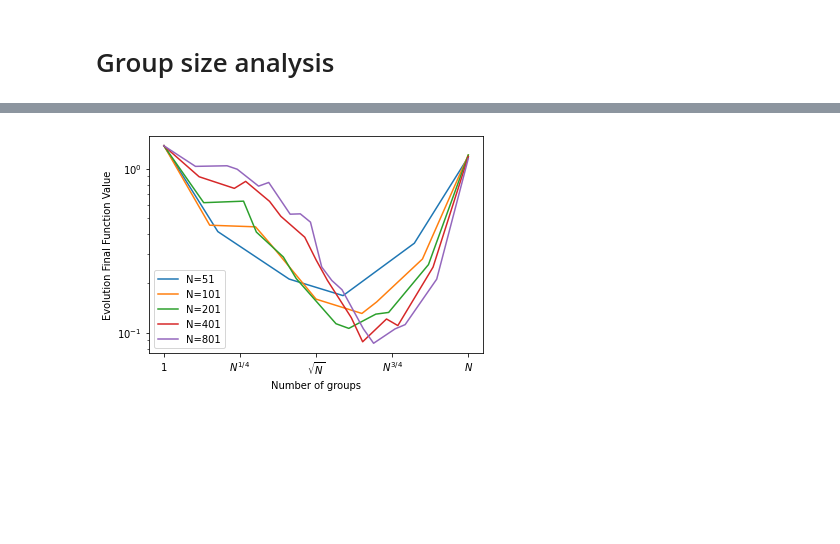
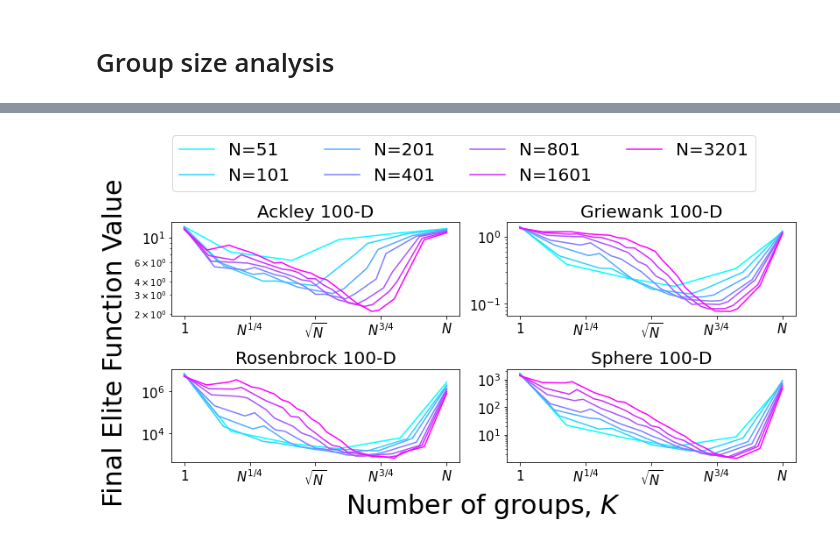
Before and after one commit to akarshkumar0101/evolved-neuroevolution, a Jupyter notebook: group_size.ipynb, the cells around one changed output, grey strips where cells are left out. Cells and saved outputs as stored; diff of their text form; code cells hidden in the pictures; blank space fills up the shorter version.

Commit message:
group size final figure

```diff
--- a/group_size.ipynb
+++ b/group_size.ipynb
@@ -59,25 +77,2 @@ torch.save((n_pops, n_pop2n_mutpops, n_pop2data), 'results/data_group_size.th')
 # %%
-n_pops, n_pop2n_mutpops, n_pop2data = torch.load('results/data_group_size.th')
+n_pops, n_pop2n_mutpops, n_pop2data = torch.load('data/data_group_size.th')
-# %%
-# plt.figure(figsize=(10, 5))
-for n_pop in n_pops:
-    data = n_pop2data[n_pop]
-    n_mutpops = n_pop2n_mutpops[n_pop]
-
-    a = data.min(dim=-1).values[..., -1].T
-    x = np.exp(np.log(n_mutpops)/np.log(np.max(n_mutpops)))
-    plt.plot(x, a.mean(dim=0).numpy(), label=f'N={n_pop}')
-    ticks = np.e**np.linspace(0, 1, 5)
-    plt.xscale('log')
-    plt.gca().set_xticks(ticks)
-    plt.gca().set_xticklabels(['$1$', '$N^{1/4}$', '$\sqrt{N}$', '$N^{3/4}$', '$N$'])
-    plt.minorticks_off()
-    plt.xlabel('Number of groups')
-    plt.ylabel('Evolution Final Function Value')
-    plt.legend()
-plt.yscale('log')
-# plt.savefig('results/group_size.png', dpi=300)
-
-plt.show()
-# %% [output]
-[figure, removed]
@@ -83,0 +81,49 @@ plt.show()
+# %%
+import matplotlib as mpl
+import matplotlib.cm as cm
+
+norm = mpl.colors.Normalize(vmin=np.log10(np.min(n_pops)), vmax=np.log10(np.max(n_pops)))
+cmap = cm.cool
+
+m = cm.ScalarMappable(norm=norm, cmap=cmap)
+# %%
+fig, axs = plt.subplots(2, 2, figsize=(12, 8))
+ax = fig.add_subplot(111)
+viz.empty_ax(ax)
+for i, optim_fn in enumerate([ackley, griewank, rosenbrock, sphere]):
+    plt.sca(axs.flatten()[i])
+    for n_pop in n_pops:
+        data = n_pop2data[optim_fn][n_pop]
+        n_mutpops = n_pop2n_mutpops[n_pop]
+
+        a = data.min(dim=-1).values[..., -1].T
+        x = np.exp(np.log(n_mutpops)/np.log(np.max(n_mutpops)))
+        plt.plot(x, a.mean(dim=0).numpy(), label=f'N={n_pop}', c=m.to_rgba(np.log10(n_pop)))
+
+    ticks = np.e**np.linspace(0, 1, 5)
+    plt.xscale('log')
+    plt.gca().set_xticks(ticks)
+    plt.gca().set_xticklabels(['$1$', '$N^{1/4}$', '$\sqrt{N}$', '$N^{3/4}$', '$N$'])
+
+    plt.gca().tick_params(axis='both', which='major', labelsize=15)
+#     plt.gca().tick_params(axis='both', which='minor', labelsize=0)
+    plt.minorticks_off()
+
+    plt.title(optim_fn2label[optim_fn]+f' {n_dim}-D', fontsize=20)
+#     plt.legend()
+    plt.yscale('log')
+    handles, labels = plt.gca().get_legend_handles_labels()
+
+
+plt.sca(ax)
+ax.legend(handles, labels, bbox_to_anchor=(.95, 1.4), fontsize=20, ncol=4)
+plt.xlabel('Number of groups, $K$', fontsize=30, labelpad=20)
+plt.ylabel('Final Elite Function Value', fontsize=30, labelpad=30)
+
+
+plt.tight_layout()
+plt.savefig('results/group_size.png', dpi=300)
+
+plt.show()
+# %% [output]
+[figure, added]
```
Also changed, not shown: parts of 5 cells of this notebook, 1 other file.
